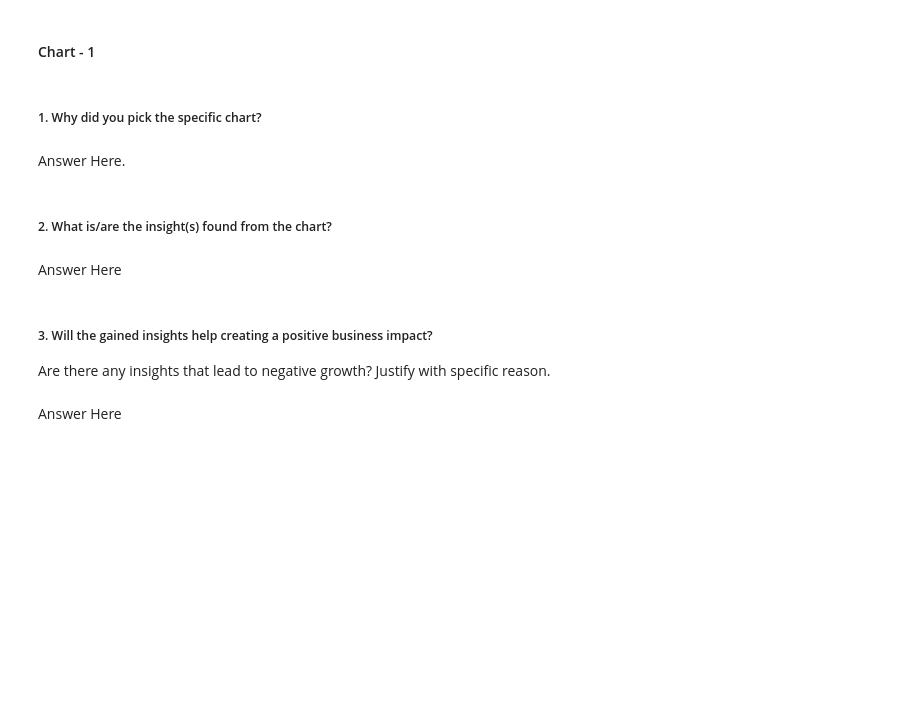
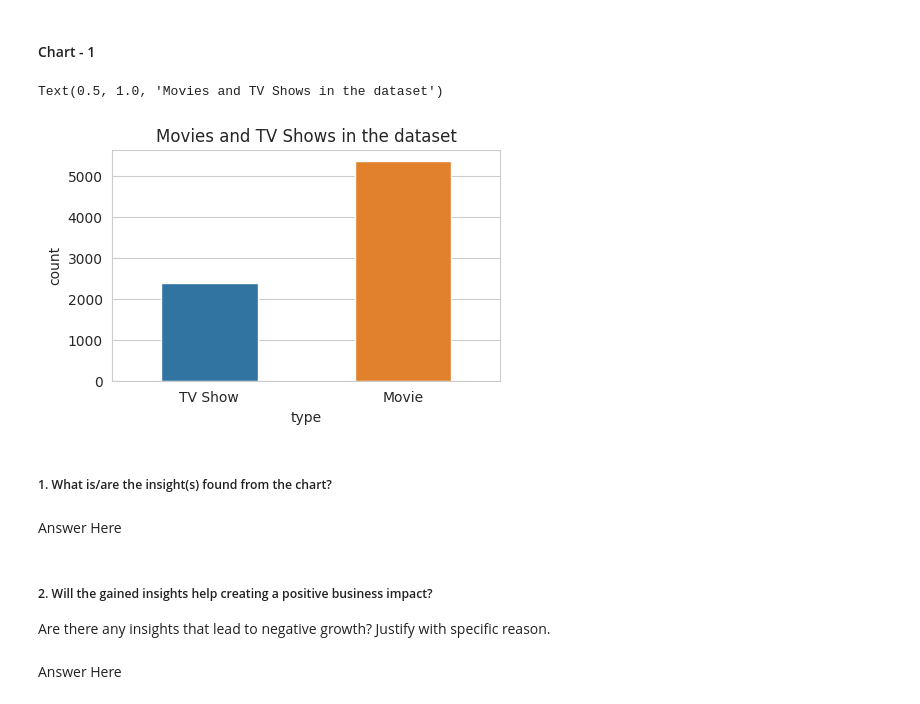
Before and after one commit to vedanttule134/Netflix-Movies-And-TV-Shows-Clustering, a Jupyter notebook: Netflix_Movies_And_TV_Shows_Clustering.ipynb, the cells around one changed output. Saved outputs shown, nothing was run; the diff lists cells and outputs as text; code cells hidden in the pictures; blank space fills up the shorter version.

```diff
--- a/Netflix_Movies_And_TV_Shows_Clustering.ipynb
+++ b/Netflix_Movies_And_TV_Shows_Clustering.ipynb
@@ -282,13 +280,18 @@ Answer Here.
-# %% [markdown]
-##### 1. Why did you pick the specific chart?
-# %% [markdown]
-Answer Here.
+# %%
+# Chart - 1 visualization code
+# Number of Movies and TV Shows in the dataset
+plt.subplots(figsize=(5, 3))
+sns.countplot(x='type', data=df, width = 0.5)
+plt.title('Movies and TV Shows in the dataset')
+# %% [output]
+Text(0.5, 1.0, 'Movies and TV Shows in the dataset')
+[figure, added]
 # %% [markdown]
-##### 2. What is/are the insight(s) found from the chart?
+##### 1. What is/are the insight(s) found from the chart?
 # %% [markdown]
 Answer Here
 # %% [markdown]
-##### 3. Will the gained insights help creating a positive business impact?
+##### 2. Will the gained insights help creating a positive business impact?
 Are there any insights that lead to negative growth? Justify with specific reason.
 # %% [markdown]
 Answer Here
```
Also changed, not shown: parts of 7 cells of this notebook.
